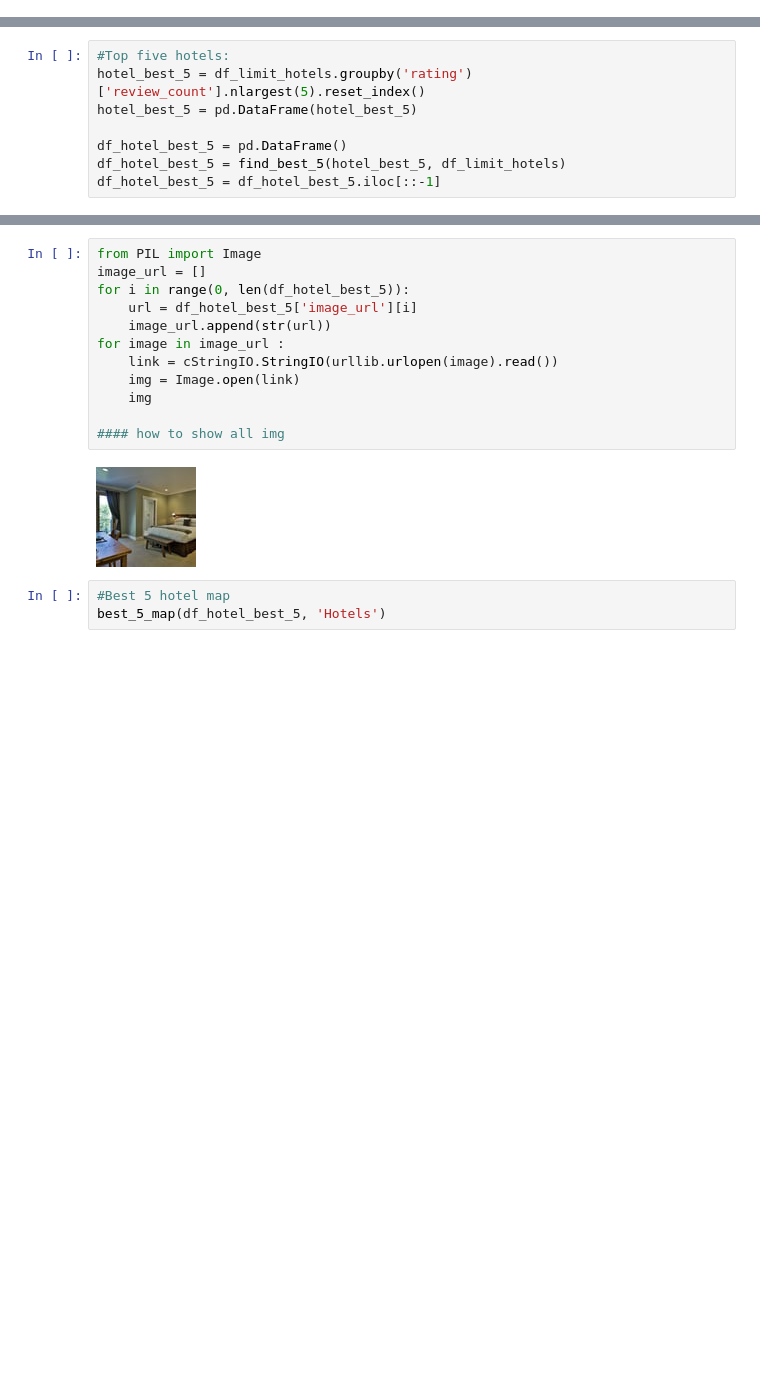
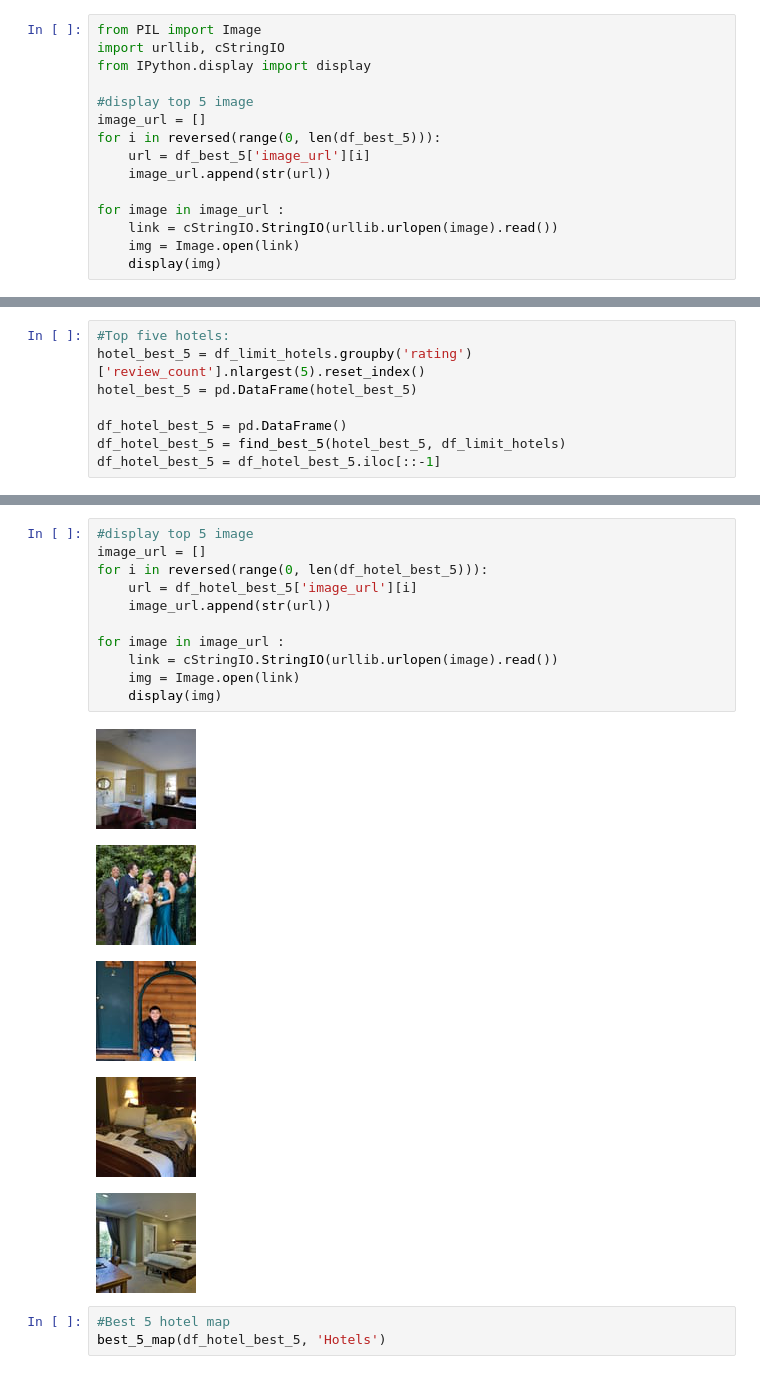
Before and after one commit to chloechen1995/STA-141B-Project, a Jupyter notebook: Yelp+Project+Analysis1.ipynb, the cells around one changed output, grey strips where cells are left out. Cells and saved outputs as stored; diff of their text form; blank space fills up the shorter version.

Commit message:
image

```diff
--- a/Yelp+Project+Analysis1.ipynb
+++ b/Yelp+Project+Analysis1.ipynb
@@ -417,0 +418,15 @@ df_best_5
+# %%
+from PIL import Image
+import urllib, cStringIO
+from IPython.display import display
+
+#display top 5 image
+image_url = []
+for i in reversed(range(0, len(df_best_5))):
+    url = df_best_5['image_url'][i]
+    image_url.append(str(url))
+
+for image in image_url :
+    link = cStringIO.StringIO(urllib.urlopen(image).read())
+    img = Image.open(link)
+    display(img)
@@ -511,19 +532,22 @@ df_hotel_best_5
 | 1 | [[Hotels, hotels], [Bed & Breakfa... | Napa, CA | +1-707-252-8144 | arbor-guest-house-napa | https://s3-media1.fl.yelpcdn.com/... | True | False | https://m.yelp.com/biz/arbor-gues... | Arbor Guest House | ... |
 | 0 | [[Hotels, hotels], [Bed & Breakfa... | Sutter Creek, CA | +1-209-267-0747 | hanford-house-inn-sutter-creek | https://s3-media2.fl.yelpcdn.com/... | True | False | https://m.yelp.com/biz/hanford-ho... | Hanford House Inn | ... |
 # %%
-from PIL import Image
+#display top 5 image
 image_url = []
-for i in range(0, len(df_hotel_best_5)):
+for i in reversed(range(0, len(df_hotel_best_5))):
     url = df_hotel_best_5['image_url'][i]
     image_url.append(str(url))
+
 for image in image_url :
     link = cStringIO.StringIO(urllib.urlopen(image).read())
     img = Image.open(link)
-    img
-
-#### how to show all img
+    display(img)
 # %% [output]
-[figure, old version]
+[figure, new version]
+[figure, added]
+[figure, added]
+[figure, added]
+[figure, added]
 # %%
 #Best 5 hotel map
 best_5_map(df_hotel_best_5, 'Hotels')
```
Also changed, not shown: parts of 3 cells of this notebook.
